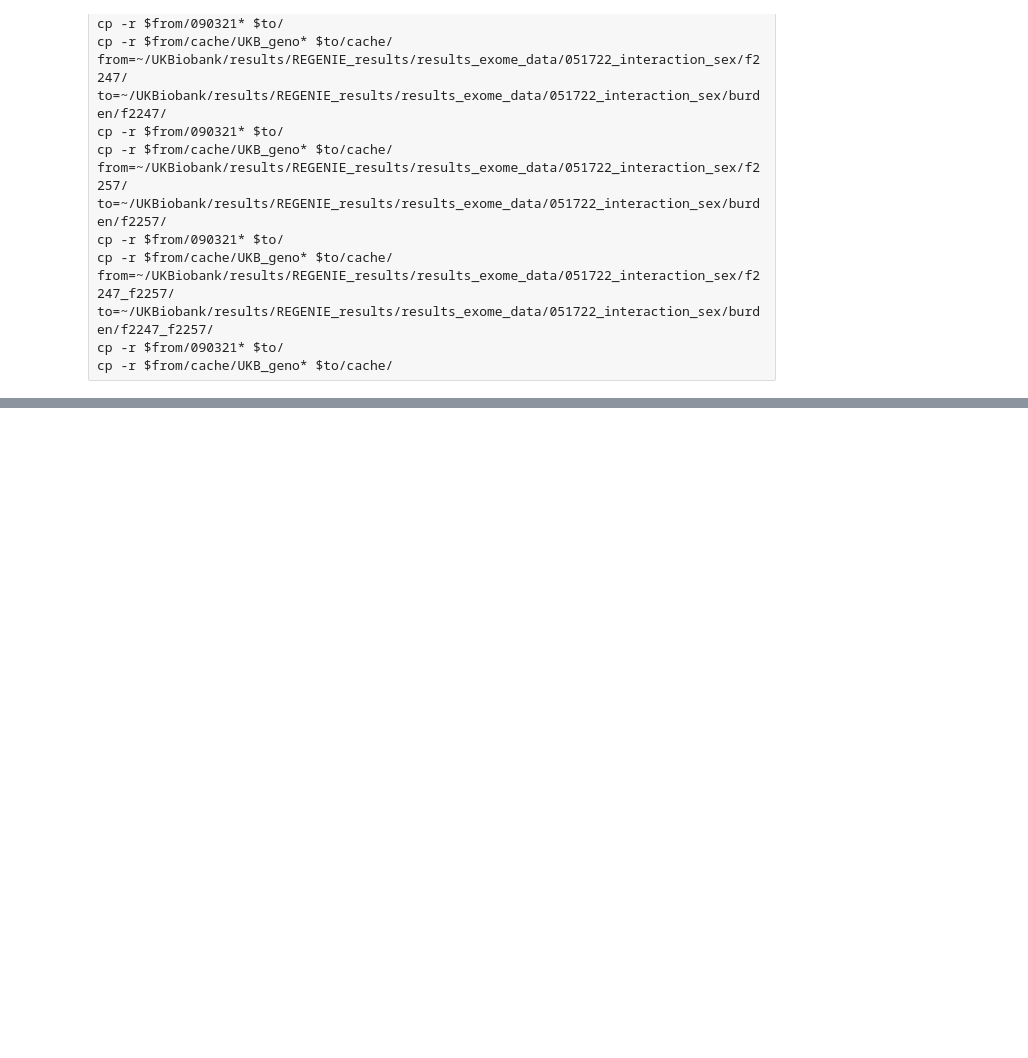
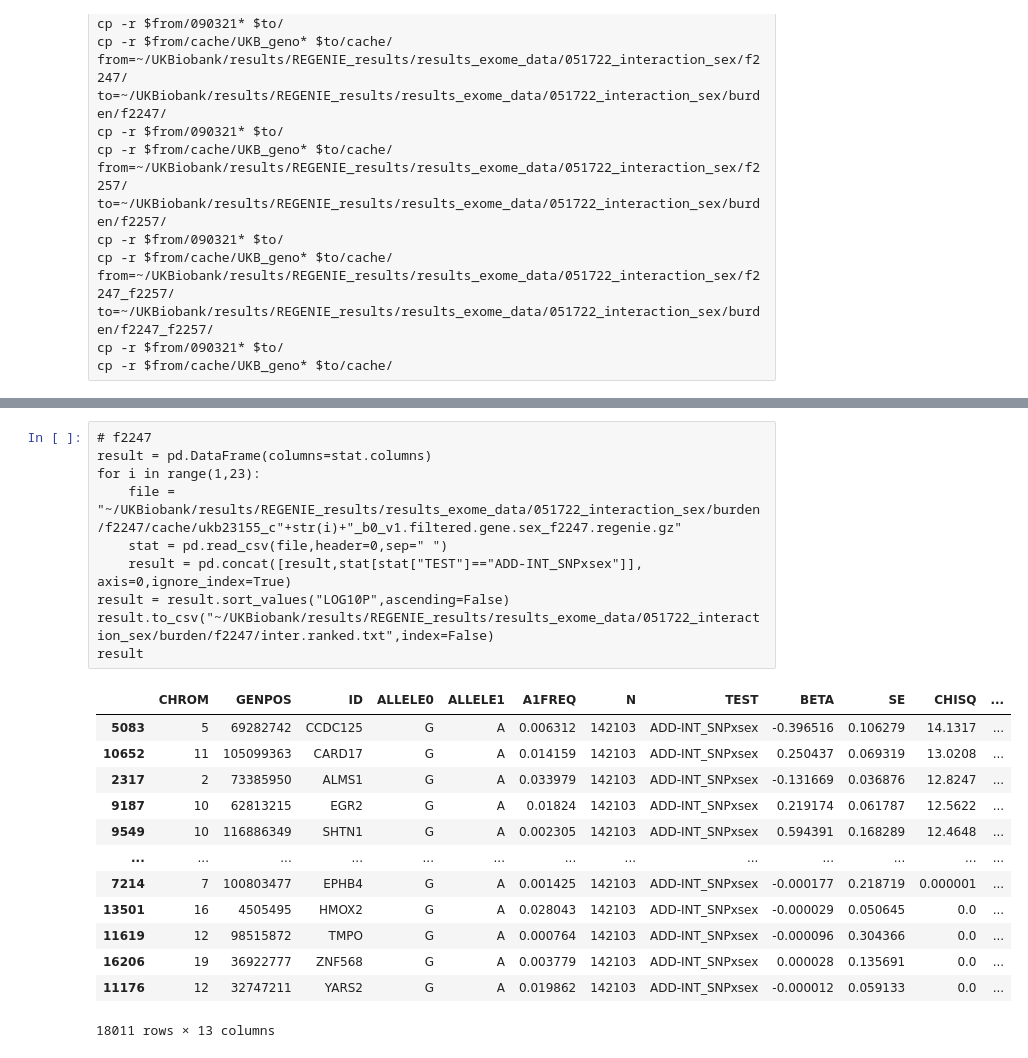
Before and after one commit to statgenetics/UKBB_GWAS_dev, a Jupyter notebook: workflow/051822_ARHI_sex_interaction.ipynb, the cells around one changed output, grey strips where cells are left out. Cells and saved outputs as stored; diff of their text form; blank space fills up the shorter version.

```diff
--- a/workflow/051822_ARHI_sex_interaction.ipynb
+++ b/workflow/051822_ARHI_sex_interaction.ipynb
@@ -788,0 +837,24 @@ cp -r $from/cache/UKB_geno* $to/cache/
+# %%
+# f2247
+result = pd.DataFrame(columns=stat.columns)
+for i in range(1,23):
+    file = "~/UKBiobank/results/REGENIE_results/results_exome_data/051722_interaction_sex/burden/f2247/cache/ukb23155_c"+str(i)+"_b0_v1.filtered.gene.sex_f2247.regenie.gz"
+    stat = pd.read_csv(file,header=0,sep=" ")
+    result = pd.concat([result,stat[stat["TEST"]=="ADD-INT_SNPxsex"]], axis=0,ignore_index=True)
+result = result.sort_values("LOG10P",ascending=False)
+result.to_csv("~/UKBiobank/results/REGENIE_results/results_exome_data/051722_interaction_sex/burden/f2247/inter.ranked.txt",index=False)
+result
+# %% [output]
+|  | CHROM | GENPOS | ID | ALLELE0 | ALLELE1 | A1FREQ | N | TEST | BETA | SE | CHISQ | ... |
+| 5083 | 5 | 69282742 | CCDC125 | G | A | 0.006312 | 142103 | ADD-INT_SNPxsex | -0.396516 | 0.106279 | 14.1317 | ... |
+| 10652 | 11 | 105099363 | CARD17 | G | A | 0.014159 | 142103 | ADD-INT_SNPxsex | 0.250437 | 0.069319 | 13.0208 | ... |
+| 2317 | 2 | 73385950 | ALMS1 | G | A | 0.033979 | 142103 | ADD-INT_SNPxsex | -0.131669 | 0.036876 | 12.8247 | ... |
+| 9187 | 10 | 62813215 | EGR2 | G | A | 0.01824 | 142103 | ADD-INT_SNPxsex | 0.219174 | 0.061787 | 12.5622 | ... |
+| 9549 | 10 | 116886349 | SHTN1 | G | A | 0.002305 | 142103 | ADD-INT_SNPxsex | 0.594391 | 0.168289 | 12.4648 | ... |
+| ... | ... | ... | ... | ... | ... | ... | ... | ... | ... | ... | ... | ... |
+| 7214 | 7 | 100803477 | EPHB4 | G | A | 0.001425 | 142103 | ADD-INT_SNPxsex | -0.000177 | 0.218719 | 0.000001 | ... |
+| 13501 | 16 | 4505495 | HMOX2 | G | A | 0.028043 | 142103 | ADD-INT_SNPxsex | -0.000029 | 0.050645 | 0.0 | ... |
+| 11619 | 12 | 98515872 | TMPO | G | A | 0.000764 | 142103 | ADD-INT_SNPxsex | -0.000096 | 0.304366 | 0.0 | ... |
+| 16206 | 19 | 36922777 | ZNF568 | G | A | 0.003779 | 142103 | ADD-INT_SNPxsex | 0.000028 | 0.135691 | 0.0 | ... |
+| 11176 | 12 | 32747211 | YARS2 | G | A | 0.019862 | 142103 | ADD-INT_SNPxsex | -0.000012 | 0.059133 | 0.0 | ... |
+18011 rows × 13 columns
```
Also changed, not shown: parts of 17 cells of this notebook, 1 other file.
